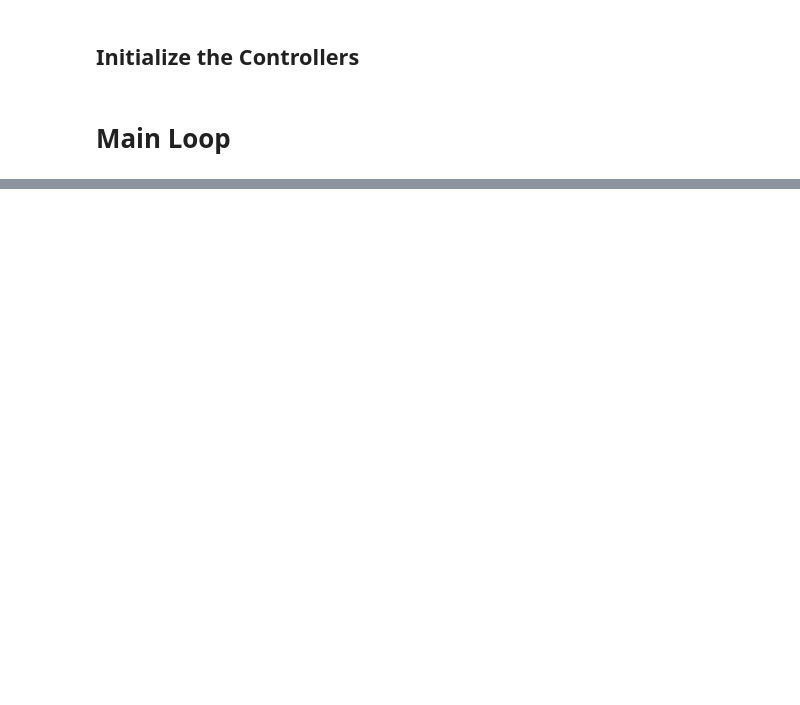
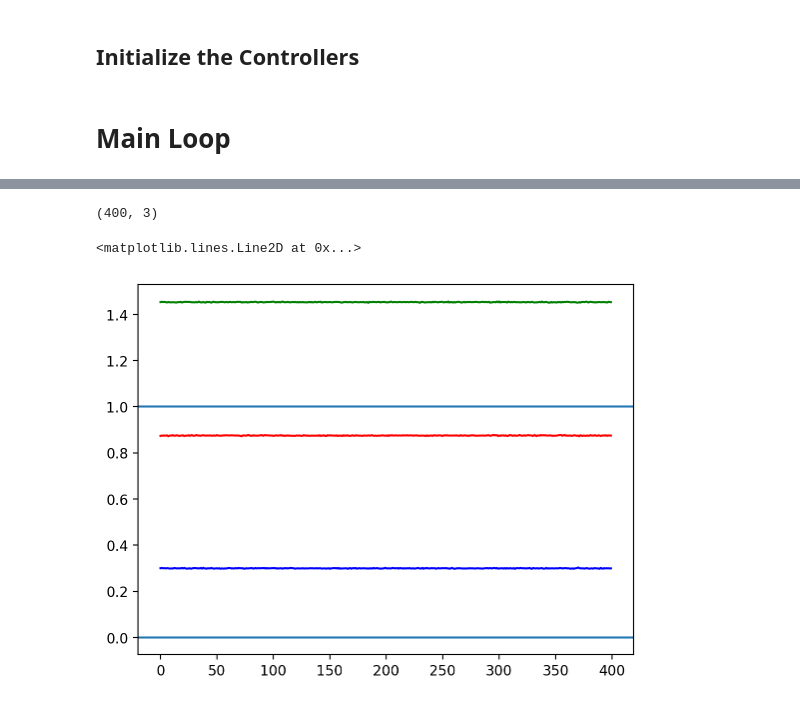
Before and after one commit to mathDR/jax-mc-pilco, a Jupyter notebook: notebooks/pilco_testing_inv_pend_notebook.ipynb, the cells around one changed output, grey strips where cells are left out. Cells and saved outputs as stored; diff of their text form; code cells hidden in the pictures; blank space fills up the shorter version.

```diff
--- a/notebooks/pilco_testing_inv_pend_notebook.ipynb
+++ b/notebooks/pilco_testing_inv_pend_notebook.ipynb
@@ -315,0 +469,4 @@ for i in range(200):
+# %%
+sa = jnp.eye(3)
+# %%
+a = jnp.zeros((3,1))
@@ -315,0 +475,18 @@ for i in range(200):
+# %%
+ssaa = jnp.tile(sa[jnp.newaxis,:,:], (num_particles,1,1))
+aa = jnp.tile(a[jnp.newaxis,:,:], (num_particles,1,1))
+# %%
+z = model.get_samples(key,ssaa,aa)
+# %%
+z.shape
+# %% [output]
+(400, 3)
+# %%
+plt.plot(z[:,0],'r')
+plt.plot(z[:,1],'g')
+plt.plot(z[:,2],'b')
+plt.axhline(1.0)
+plt.axhline(0.0)
+# %% [output]
+<matplotlib.lines.Line2D at 0x...>
+[figure, added]
```
Also changed, not shown: parts of 35 cells of this notebook, 5 other files.
